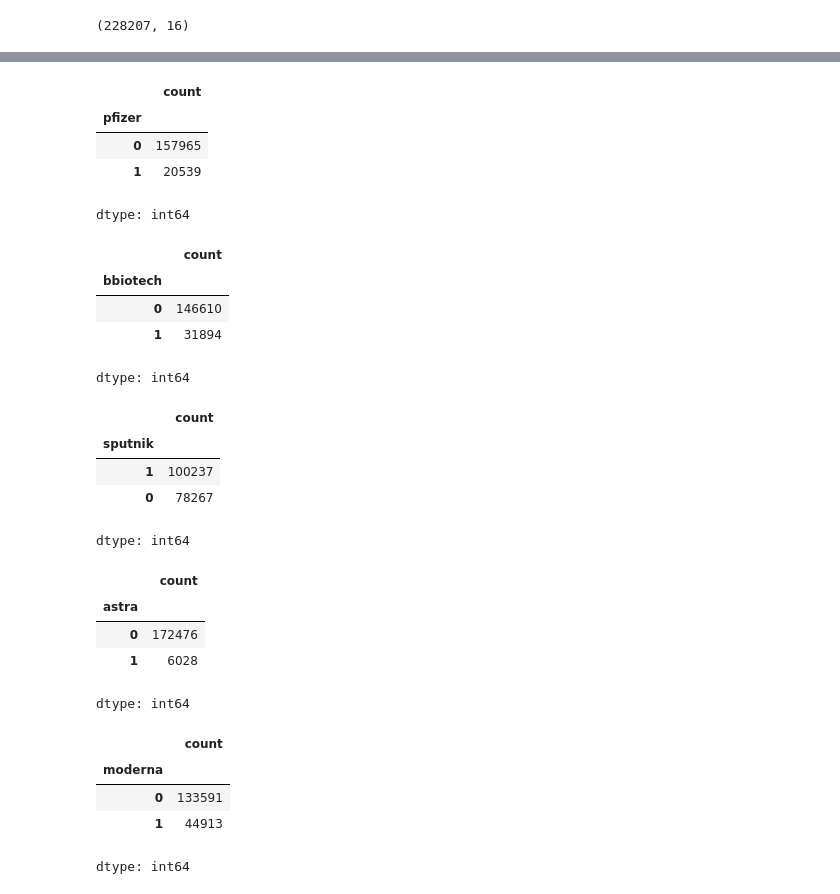
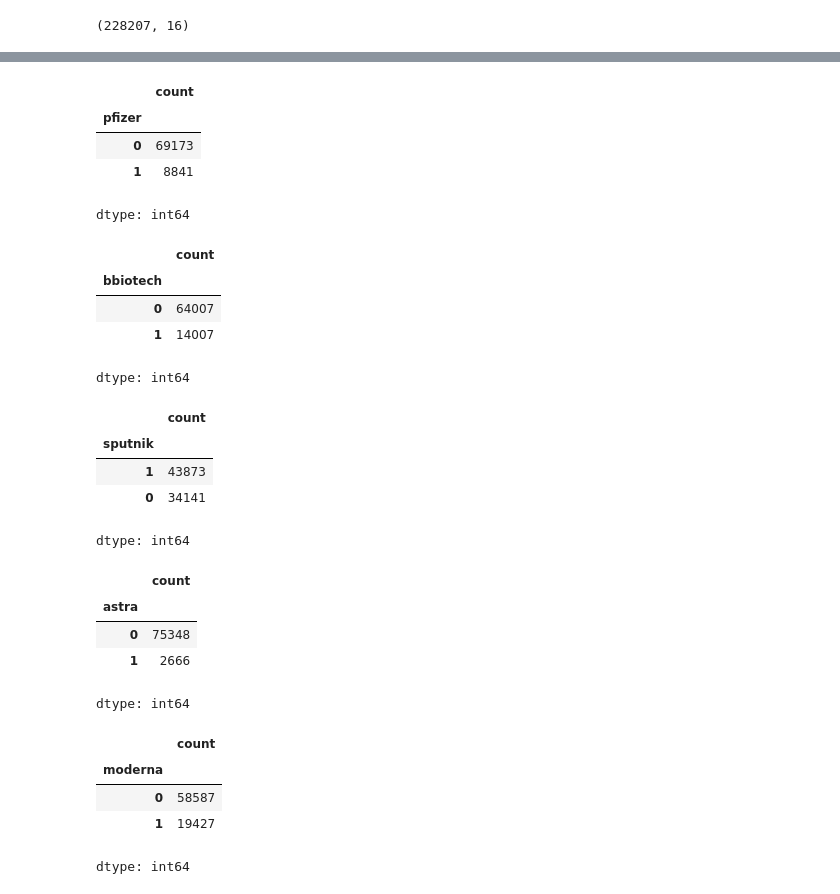
Before and after one commit to Jyts2094/Final-Project, a Jupyter notebook: Final_Project.ipynb, the cells around one changed output, grey strips where cells are left out. Drawn from its saved outputs; the diff is of its cells as text; code cells hidden in the pictures.

```diff
--- a/Final_Project.ipynb
+++ b/Final_Project.ipynb
@@ -29,3 +29,18 @@ dataset.head()
 dataset.shape
 # %% [output]
 (228207, 16)
+# %%
+import pandas as pd
+
+# Assuming you have already loaded your dataset
+dataset_path = '/content/drive/MyDrive/vaccination_all_tweets.csv'
+dataset = pd.read_csv(dataset_path)
+
+# Define the sample size
+sample_size = 100000
+
+# Sample the dataset to reduce its size
+dataset = dataset.sample(n=sample_size, random_state=0)
+
+#  check the first few rows of the sampled dataset
+dataset.head()
@@ -155,53 +223,43 @@ sputnik_refs = ["russia","sputnik","Sputnik","V"]
 astra_refs = ['sii','SII','adar poonawalla','Covishield','covishield','astra','zenca','Oxford–AstraZeneca','astrazenca','oxford-astrazenca','serum institiute']
 moderna_refs = ['moderna','Moderna','mRNA-1273','Spikevax']
 # %%
-# Define a function to check if a tweet contains any of the references
 def refer(tweet, refs):
-    flag = 0  # Initialize flag to 0 (not found)
-    for ref in refs:
-        if tweet.find(ref) != -1:  # Check if the tweet contains the reference
-            flag = 1  # Set flag to 1 (found) if reference is found
-    return flag  # Return flag indicating if any reference was found in the tweet
+  flag =0
+  for ref in refs:
+    if tweet.find(ref) != -1:
+      flag =1
+  return flag
 
-# Apply the refer function to each row in 'cleaned_text' column for different references
-extracted_data['pfizer'] = extracted_data['cleaned_text'].apply(lambda x: refer(x, pfizer_refs))
-extracted_data['bbiotech'] = extracted_data['cleaned_text'].apply(lambda x: refer(x, bbiotech_refs))
-extracted_data['sputnik'] = extracted_data['cleaned_text'].apply(lambda x: refer(x, sputnik_refs))
-extracted_data['astra'] = extracted_data['cleaned_text'].apply(lambda x: refer(x, astra_refs))
-extracted_data['moderna'] = extracted_data['cleaned_text'].apply(lambda x: refer(x, moderna_refs))
+extracted_data['pfizer'] = extracted_data['cleaned_text'].apply(lambda x : refer(x, pfizer_refs))
+extracted_data['bbiotech'] = extracted_data['cleaned_text'].apply(lambda x : refer(x, bbiotech_refs))
+extracted_data['sputnik'] = extracted_data['cleaned_text'].apply(lambda x : refer(x, sputnik_refs))
+extracted_data['astra'] = extracted_data['cleaned_text'].apply(lambda x : refer(x, astra_refs))
+extracted_data['moderna'] = extracted_data['cleaned_text'].apply(lambda x : refer(x, moderna_refs))
 
-# Display the counts of 'pfizer', 'bbiotech', 'sputnik', 'astra', 'moderna' flags
-# This shows how many tweets mention each reference
-display(
-    extracted_data['pfizer'].value_counts(),
-    extracted_data['bbiotech'].value_counts(),
-    extracted_data['sputnik'].value_counts(),
-    extracted_data['astra'].value_counts(),
-    extracted_data['moderna'].value_counts()
-    )
+display(extracted_data.pfizer.value_counts(),extracted_data.bbiotech.value_counts(),extracted_data.sputnik.value_counts(),extracted_data.astra.value_counts(),extracted_data.moderna.value_counts())
 # %% [output]
 |  | count |
 | pfizer |  |
-| 0 | 157965 |
-| 1 | 20539 |
+| 0 | 69173 |
+| 1 | 8841 |
 dtype: int64
 |  | count |
 | bbiotech |  |
-| 0 | 146610 |
-| 1 | 31894 |
+| 0 | 64007 |
+| 1 | 14007 |
 dtype: int64
 |  | count |
 | sputnik |  |
-| 1 | 100237 |
-| 0 | 78267 |
+| 1 | 43873 |
+| 0 | 34141 |
 dtype: int64
 |  | count |
 | astra |  |
-| 0 | 172476 |
-| 1 | 6028 |
+| 0 | 75348 |
+| 1 | 2666 |
 dtype: int64
 |  | count |
 | moderna |  |
-| 0 | 133591 |
-| 1 | 44913 |
+| 0 | 58587 |
+| 1 | 19427 |
 dtype: int64
```
Also changed, not shown: parts of 27 cells of this notebook.
